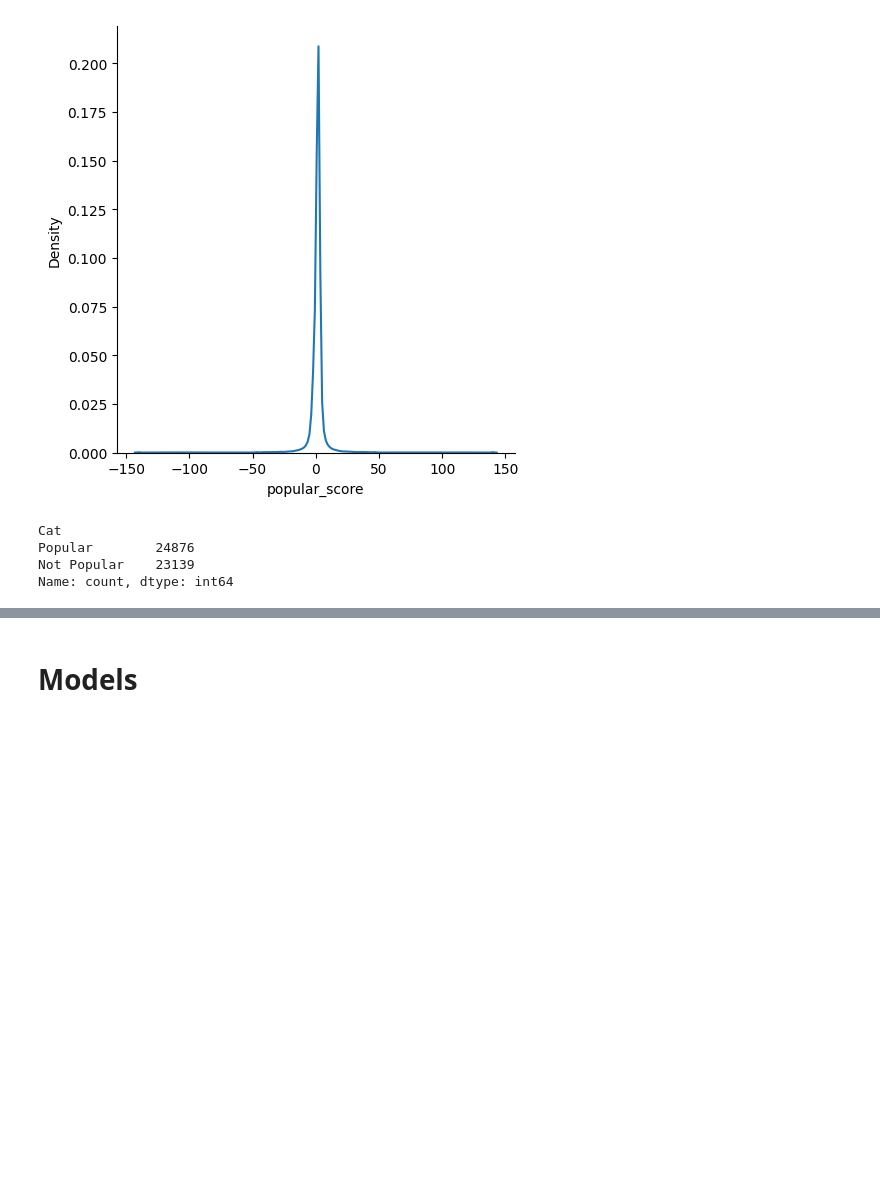
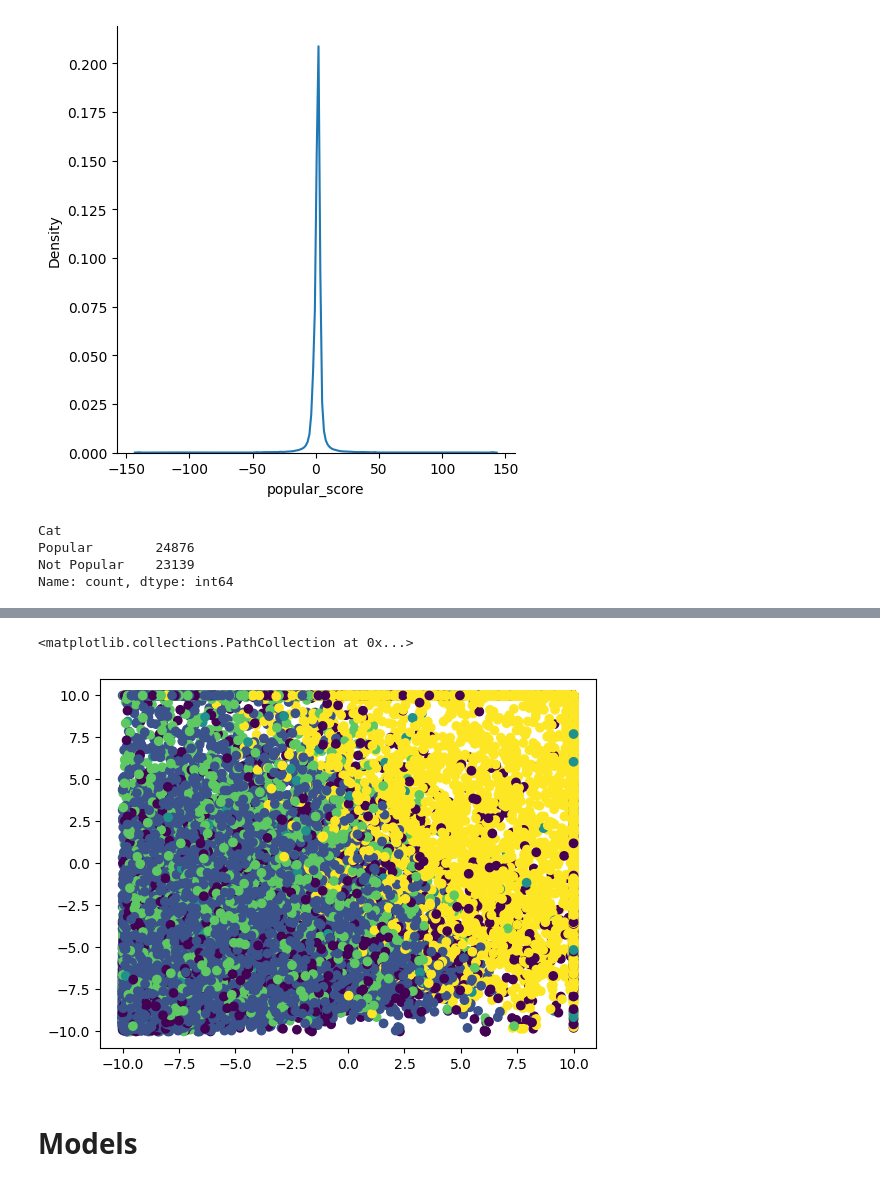
Before and after one commit to Axis-Uz/GitRepo-Analysis, a Jupyter notebook: Modeling.ipynb, the cells around one changed output, grey strips where cells are left out. Saved outputs shown, nothing was run; the diff lists cells and outputs as text; code cells hidden in the pictures; blank space fills up the shorter version.

```diff
--- a/Modeling.ipynb
+++ b/Modeling.ipynb
@@ -199,0 +222,5 @@ px.imshow(
+# %%
+plt.scatter(X['Stars'],X['Forks'],c=pred_km)
+# %% [output]
+<matplotlib.collections.PathCollection at 0x...>
+[figure, added]
```
Also changed, not shown: parts of 38 cells of this notebook, 1 other file.
